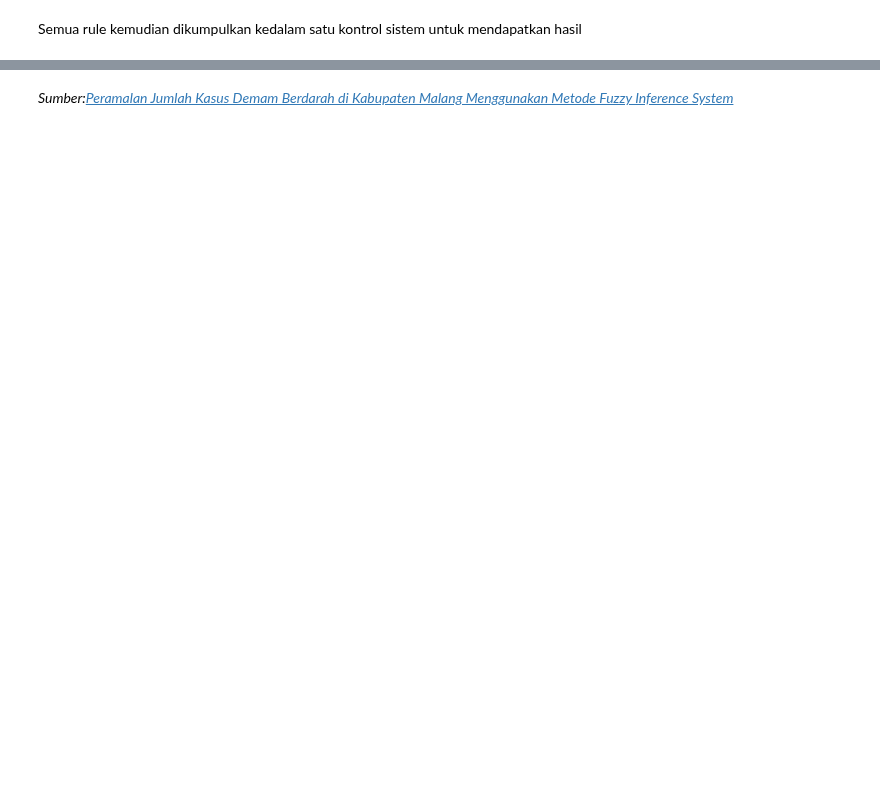
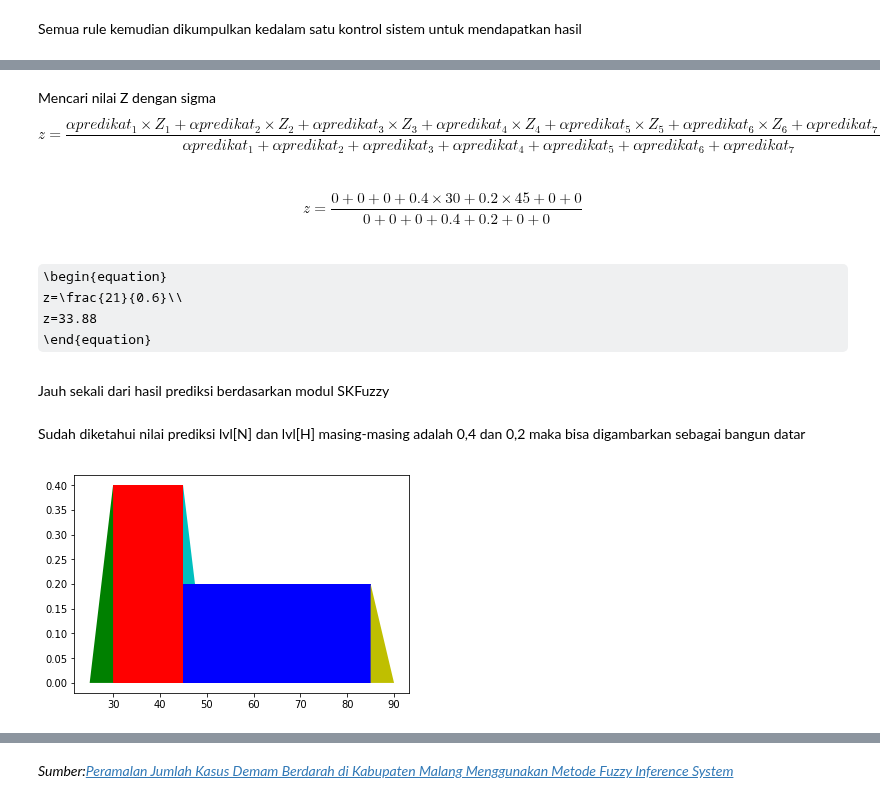
Before and after one commit to orisam68/sharing_tugas_fuzzy2019, a Jupyter notebook: 09011281722064_MElQiliqsandy_SK5B.ipynb, the cells around one changed output, grey strips where cells are left out. Saved outputs shown, nothing was run; the diff lists cells and outputs as text; code cells hidden in the pictures; some formulas as TeX source; blank space fills up the shorter version.

```diff
--- a/09011281722064_MElQiliqsandy_SK5B.ipynb
+++ b/09011281722064_MElQiliqsandy_SK5B.ipynb
@@ -205,0 +342,56 @@ Dicoba menggunakan jumlah kasus berdarah sebanyak 85 kasus dan jumlah penduduk 2
+# %% [markdown]
+Mencari nilai Z dengan sigma<br>
+\begin{equation}
+    z=\frac{
+    \alpha predikat_1 \times Z_1 +
+    \alpha predikat_2 \times Z_2 +
+    \alpha predikat_3 \times Z_3 +
+    \alpha predikat_4 \times Z_4 +
+    \alpha predikat_5 \times Z_5 +
+    \alpha predikat_6 \times Z_6 +
+    \alpha predikat_7 \times Z_7
+    }{
+    \alpha predikat_1 +
+    \alpha predikat_2 +
+    \alpha predikat_3 +
+    \alpha predikat_4 +
+    \alpha predikat_5 +
+    \alpha predikat_6 +
+    \alpha predikat_7
+    }
+\end{equation}
+# %% [markdown]
+\begin{equation}
+    z=\frac{
+    0+0+0+
+    0.4\times 30 +0.2 \times 45
+    +0+0
+    }{
+    0+0+0+0.4+0.2+0+0
+    }
+\end{equation}
+# %% [markdown]
+\begin{equation}
+    z=\frac{21}{0.6}\\
+    z=33.88
+\end{equation}
+# %% [markdown]
+Jauh sekali dari hasil prediksi berdasarkan modul SKFuzzy
+# %% [markdown]
+Sudah diketahui nilai prediksi lvl[N] dan lvl[H] masing-masing adalah 0,4 dan 0,2 maka bisa digambarkan sebagai bangun datar
+# %%
+plt.axes()
+rectangle = plt.Rectangle((30,0), 15, 0.4, fc='r')
+plt.gca().add_patch(rectangle)
+rectangle = plt.Rectangle((45,0), 40, 0.2, fc='b')
+plt.gca().add_patch(rectangle)
+triangle=plt.Polygon([[25,0],[30,0.4],[30,0]],fc='g')
+plt.gca().add_patch(triangle)
+triangle=plt.Polygon([[45,0.4],[45,0.2],[47.5,0.2]],fc='c')
+plt.gca().add_patch(triangle)
+triangle=plt.Polygon([[85,0],[85,0.2],[90,0]],fc='y')
+plt.gca().add_patch(triangle)
+plt.axis('auto')
+plt.show()
+# %% [output]
+[figure, added]
```
Also changed, not shown: parts of 45 cells of this notebook.
